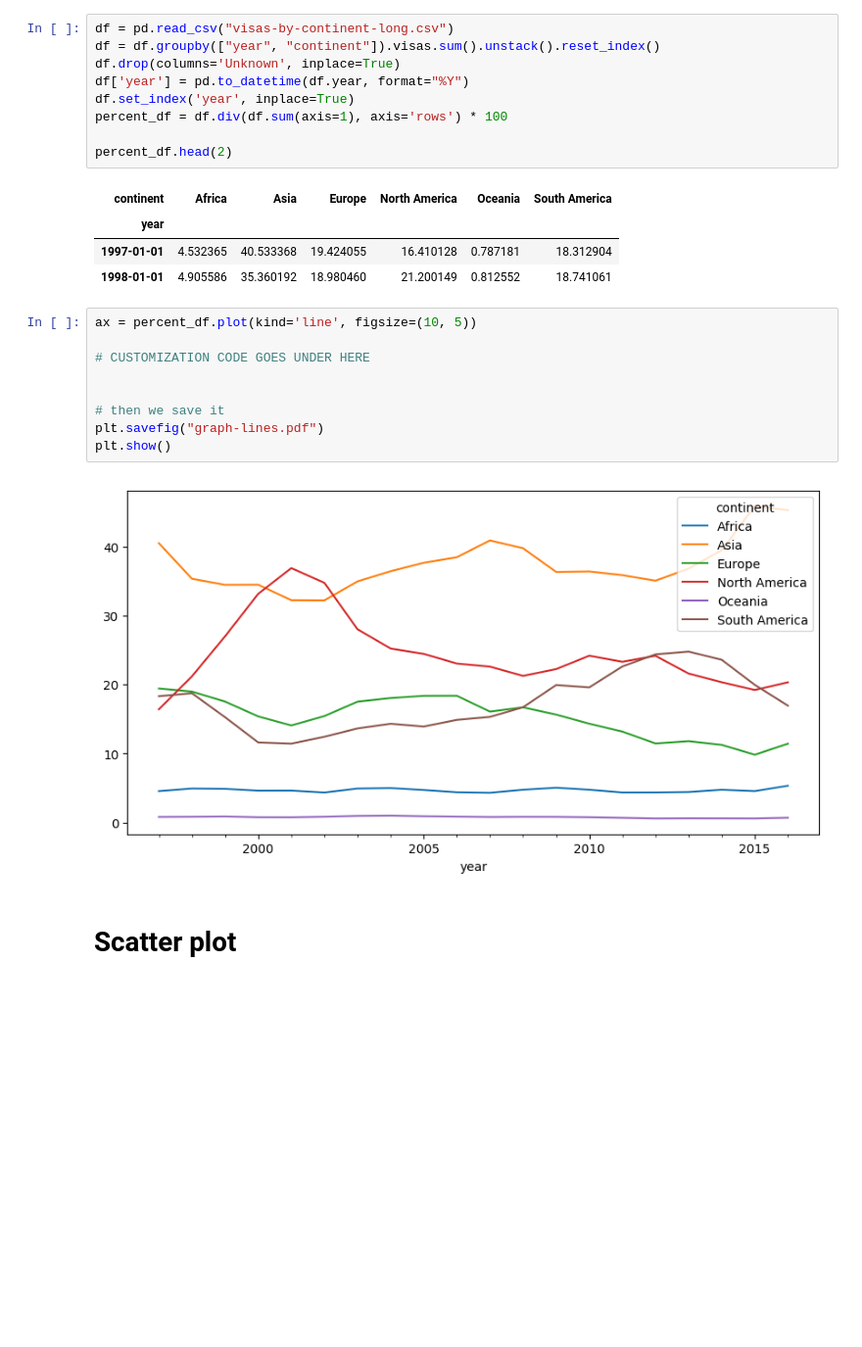
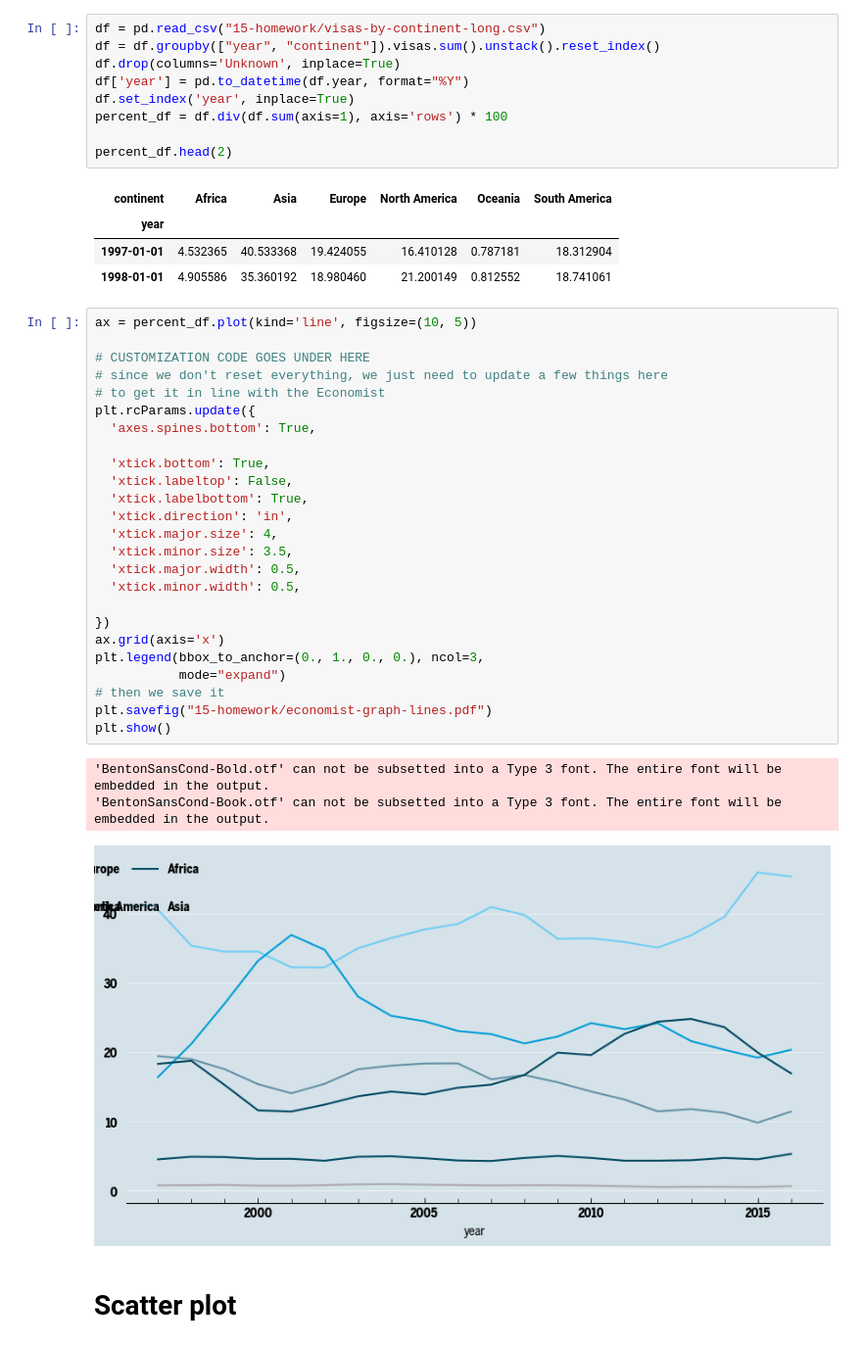
Before and after one commit to xeophin/lede-foundations, a Jupyter notebook: 15-homework/matplotlib styles - 01 - The Economist.ipynb, the cells around one changed output. Shown at 98% size. Drawn from its saved outputs; the diff is of its cells as text; blank space fills up the shorter version.

```diff
--- a/15-homework/matplotlib styles - 01 - The Economist.ipynb
+++ b/15-homework/matplotlib styles - 01 - The Economist.ipynb
@@ -144,7 +198,7 @@ plt.show()
 # %% [markdown]
 # Line graph
 # %%
-df = pd.read_csv("visas-by-continent-long.csv")
+df = pd.read_csv("15-homework/visas-by-continent-long.csv")
 df = df.groupby(["year", "continent"]).visas.sum().unstack().reset_index()
 df.drop(columns='Unknown', inplace=True)
 df['year'] = pd.to_datetime(df.year, format="%Y")
@@ -157,17 +211,35 @@ percent_df.head(2)
 | year |  |  |  |  |  |  |
 | 1997-01-01 | 4.532365 | 40.533368 | 19.424055 | 16.410128 | 0.787181 | 18.312904 |
 | 1998-01-01 | 4.905586 | 35.360192 | 18.980460 | 21.200149 | 0.812552 | 18.741061 |
-# %%
-ax = percent_df.plot(kind='line', figsize=(10, 5))
-
-# CUSTOMIZATION CODE GOES UNDER HERE
-
-
-# then we save it
-plt.savefig("graph-lines.pdf")
-plt.show()
-# %% [output]
-[figure, removed]
+# %%
+ax = percent_df.plot(kind='line', figsize=(10, 5))
+
+# CUSTOMIZATION CODE GOES UNDER HERE
+# since we don't reset everything, we just need to update a few things here
+# to get it in line with the Economist
+plt.rcParams.update({
+  'axes.spines.bottom': True,
+
+  'xtick.bottom': True,
+  'xtick.labeltop': False,
+  'xtick.labelbottom': True,
+  'xtick.direction': 'in',
+  'xtick.major.size': 4,
+  'xtick.minor.size': 3.5,
+  'xtick.major.width': 0.5,
+  'xtick.minor.width': 0.5,
+
+})
+ax.grid(axis='x')
+plt.legend(bbox_to_anchor=(0., 1., 0., 0.), ncol=3,
+           mode="expand")
+# then we save it
+plt.savefig("15-homework/economist-graph-lines.pdf")
+plt.show()
+# %% [output]
+'BentonSansCond-Bold.otf' can not be subsetted into a Type 3 font. The entire font will be embedded in the output.
+'BentonSansCond-Book.otf' can not be subsetted into a Type 3 font. The entire font will be embedded in the output.
+[figure, added]
 # %% [markdown]
 # Scatter plot
 # %%
```
Also changed, not shown: parts of 7 cells of this notebook, 10 other files.
